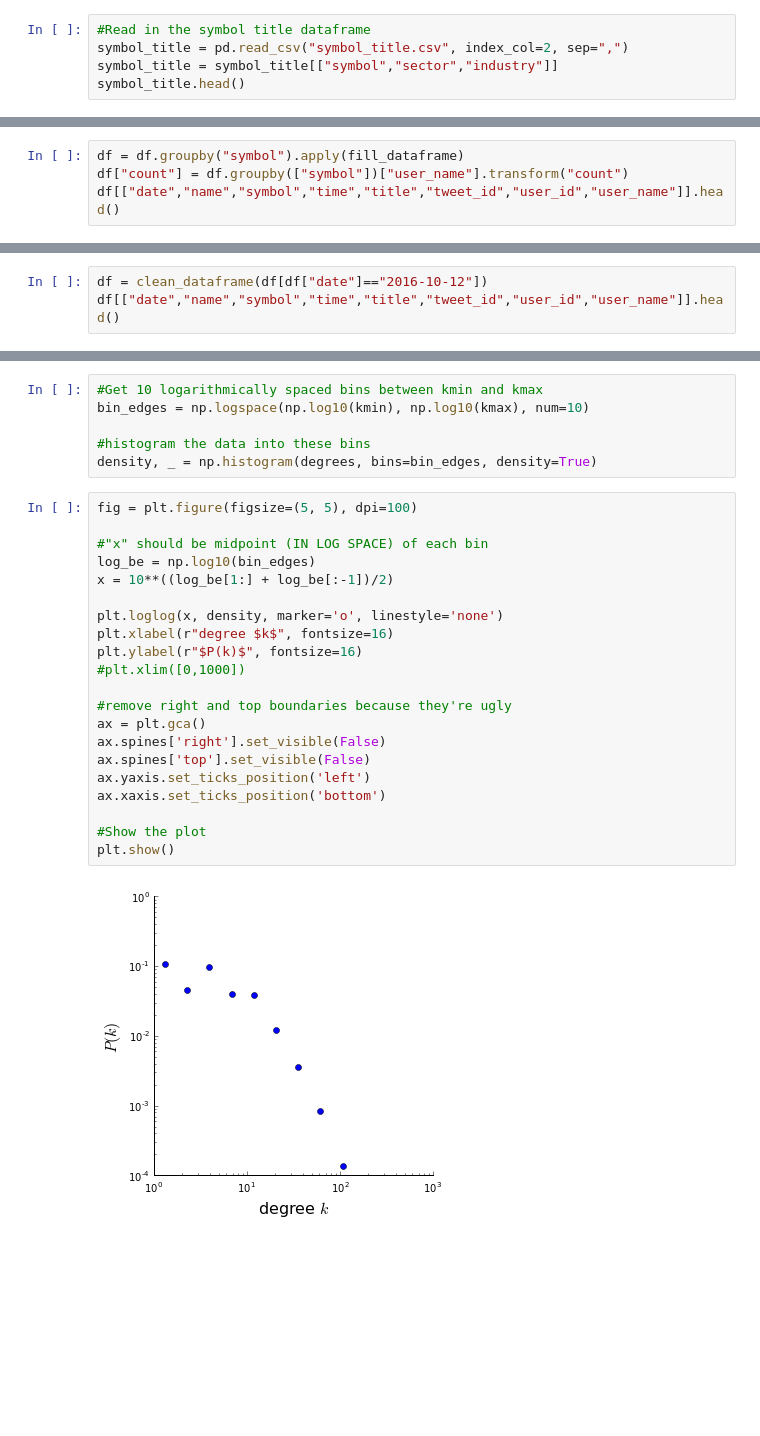
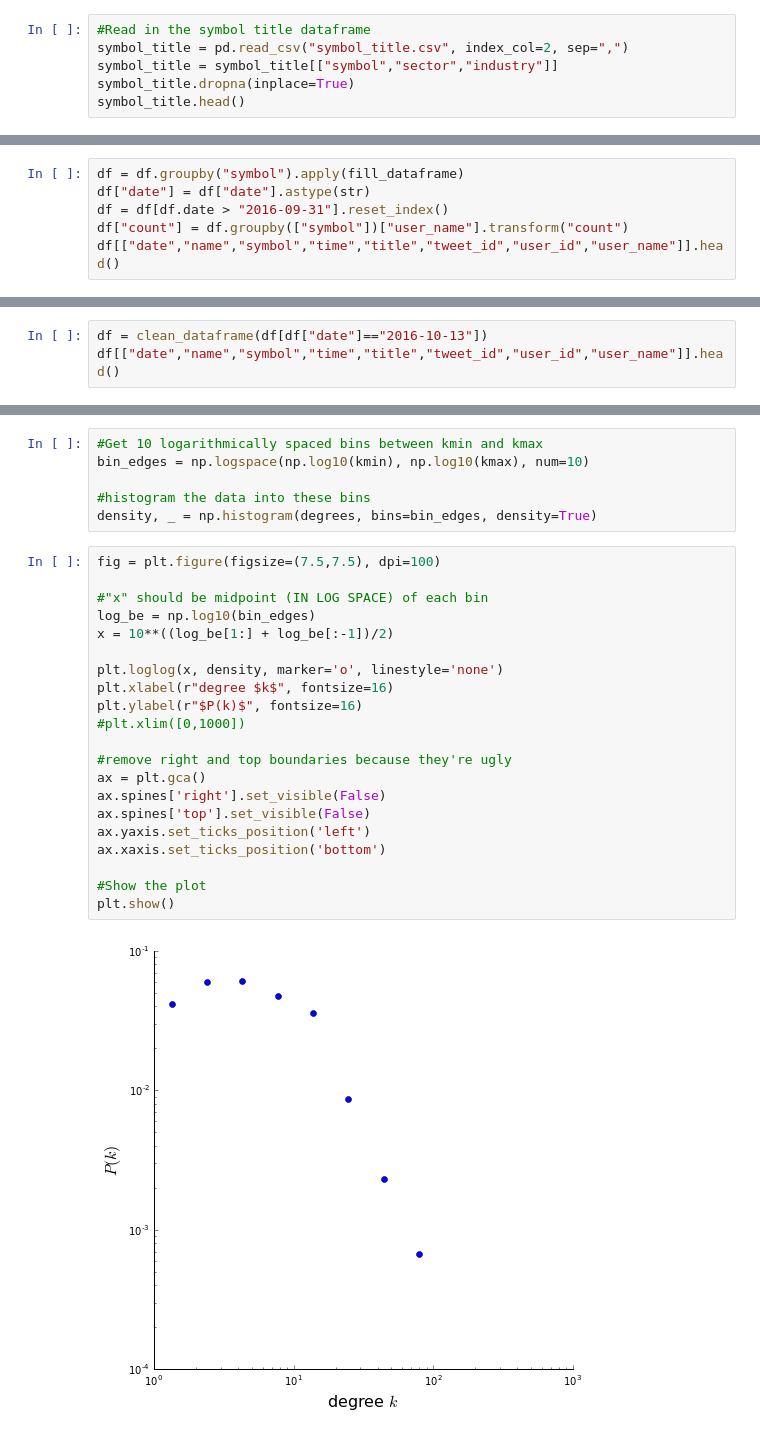
Before and after one commit to noelnamai/network-science, a Jupyter notebook: StockTwits.ipynb, the cells around one changed output, grey strips where cells are left out. Drawn from its saved outputs; the diff is of its cells as text; blank space fills up the shorter version.

```diff
--- a/StockTwits.ipynb
+++ b/StockTwits.ipynb
@@ -24,6 +24,7 @@ plt.rcParams["figure.figsize"] = (15.0, 7.5)
 #Read in the symbol title dataframe
 symbol_title = pd.read_csv("symbol_title.csv", index_col=2, sep=",")
 symbol_title = symbol_title[["symbol","sector","industry"]]
+symbol_title.dropna(inplace=True)
 symbol_title.head()
 # %% [output]
 |  | symbol | sector | industry |
@@ -136,6 +137,8 @@ for symbol in symbols:
     time.sleep(20)
 # %%
 df = df.groupby("symbol").apply(fill_dataframe)
+df["date"] = df["date"].astype(str)
+df = df[df.date > "2016-09-31"].reset_index()
 df["count"] = df.groupby(["symbol"])["user_name"].transform("count")
 df[["date","name","symbol","time","title","tweet_id","user_id","user_name"]].head()
 # %% [output]
@@ -156,5 +161,5 @@ counts.plot(kind="bar");
 # %%
-df = clean_dataframe(df[df["date"]=="2016-10-12"])
+df = clean_dataframe(df[df["date"]=="2016-10-13"])
 df[["date","name","symbol","time","title","tweet_id","user_id","user_name"]].head()
 # %% [output]
 |  | date | name | symbol | time | title | tweet_id | user_id | user_name |
@@ -242,25 +247,25 @@ bin_edges = np.logspace(np.log10(kmin), np.log10(kmax), num=10)
 #histogram the data into these bins
 density, _ = np.histogram(degrees, bins=bin_edges, density=True)
 # %%
-fig = plt.figure(figsize=(5, 5), dpi=100)
+fig = plt.figure(figsize=(7.5,7.5), dpi=100)
 
 #"x" should be midpoint (IN LOG SPACE) of each bin
 log_be = np.log10(bin_edges)
 x = 10**((log_be[1:] + log_be[:-1])/2)
 
 plt.loglog(x, density, marker='o', linestyle='none')
 plt.xlabel(r"degree $k$", fontsize=16)
 plt.ylabel(r"$P(k)$", fontsize=16)
 #plt.xlim([0,1000])
 
 #remove right and top boundaries because they're ugly
 ax = plt.gca()
 ax.spines['right'].set_visible(False)
 ax.spines['top'].set_visible(False)
 ax.yaxis.set_ticks_position('left')
 ax.xaxis.set_ticks_position('bottom')
 
 #Show the plot
 plt.show()
 # %% [output]
-[figure, old version]
+[figure, new version]
```
Also changed, not shown: parts of 5 cells of this notebook, 4 other files.
